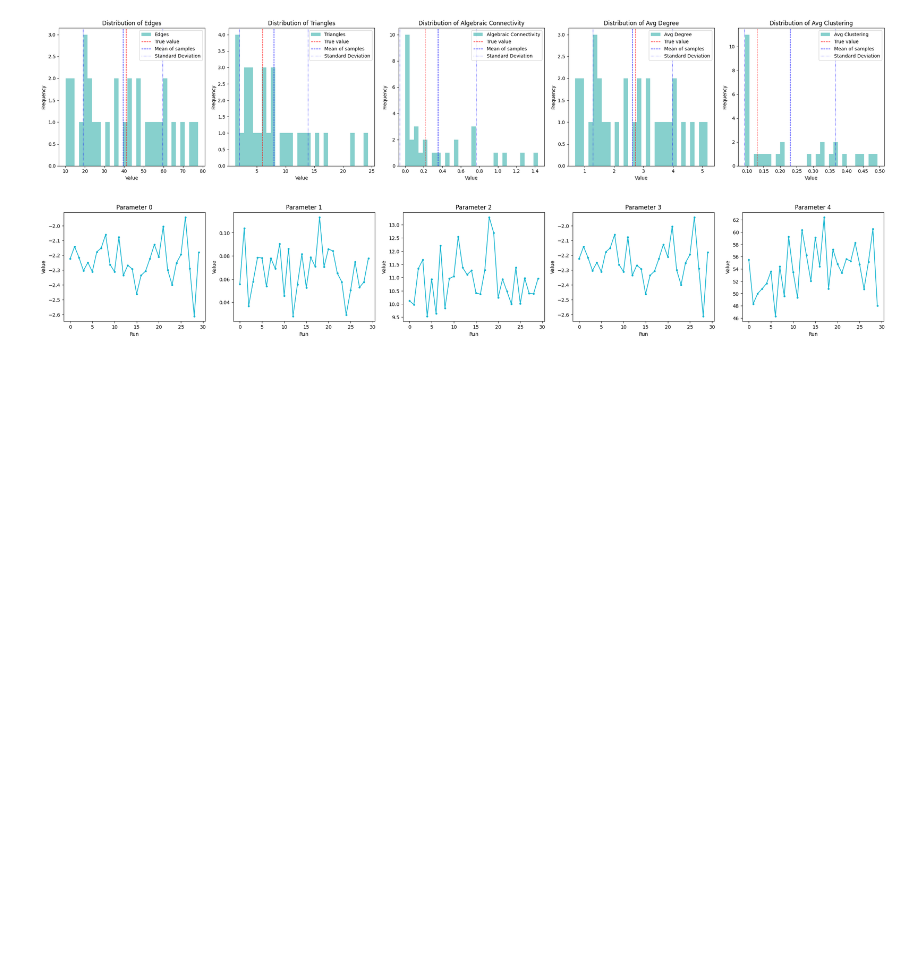
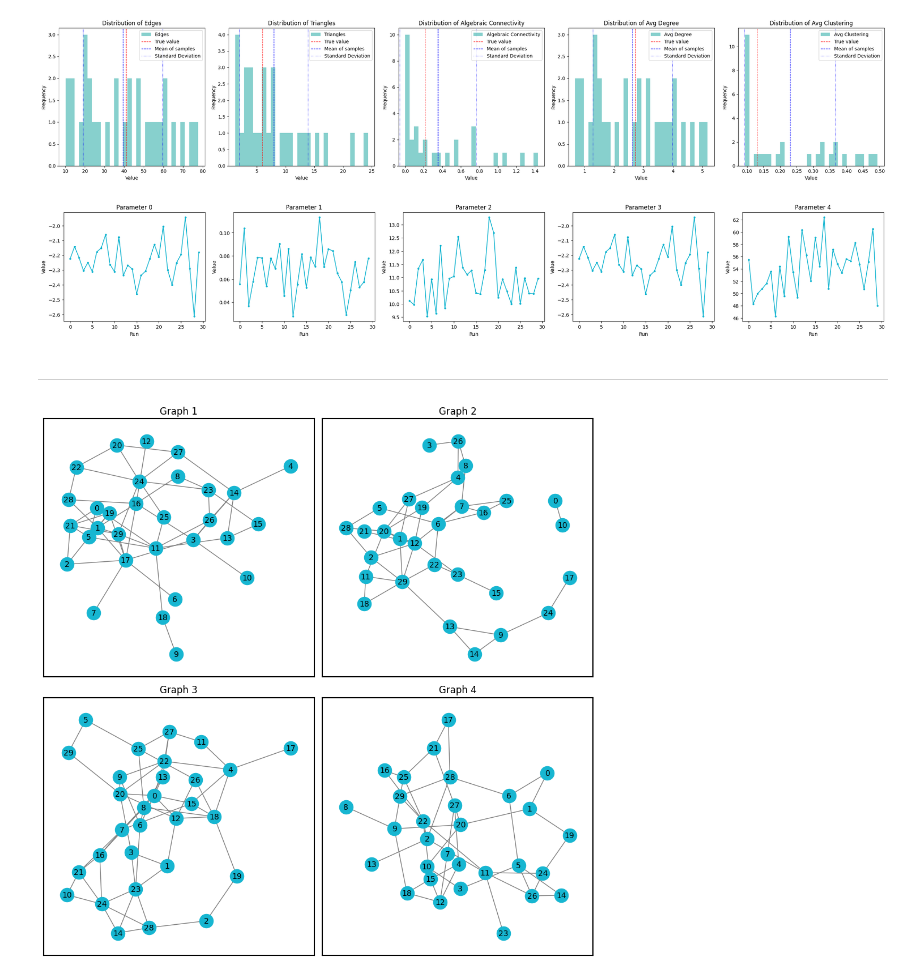
Before and after one commit to LorenzoTonet/torch_erg_experiments, a Jupyter notebook: IEEE_grids.ipynb, the cells around one changed output. Cells and saved outputs as stored; diff of their text form; code cells hidden in the pictures; blank space fills up the shorter version.

Commit message:
added plots of graph sampled

```diff
--- a/IEEE_grids.ipynb
+++ b/IEEE_grids.ipynb
@@ -355,3 +355,9 @@ def plot_params_iterations2(params:list[torch.Tensor], w = 10, h = 8, scale = 0.
 plot_params_iterations2(all_param_sets)
 # %% [output]
 [figure]
+# %% [markdown]
+---
+# %%
+plot_random_graphs(graphs_five_stats, n=4, labels=True, nodecolor='#17B6D1', layout="spring")
+# %% [output]
+[figure, added]
```
Also changed, not shown: 1 other file.
